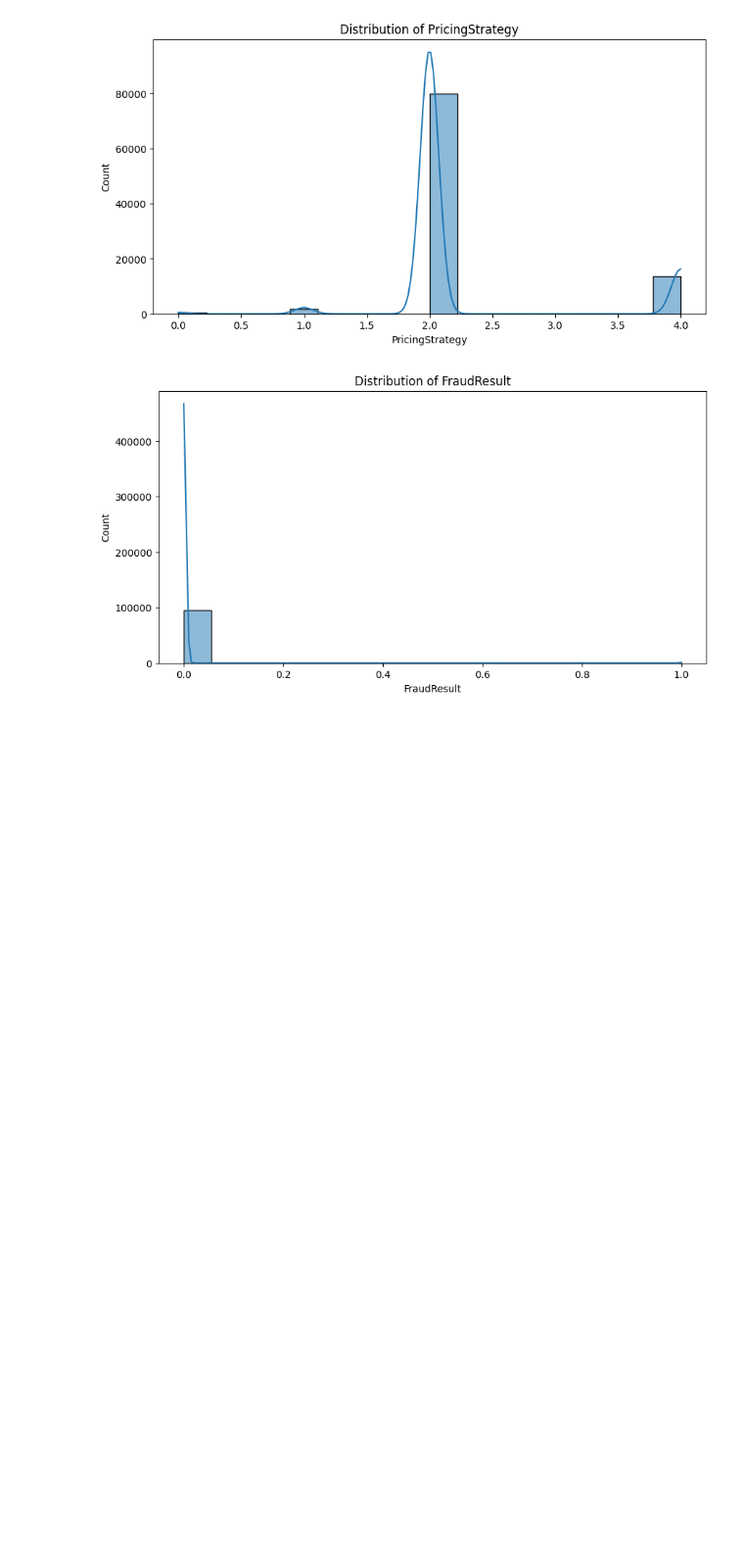
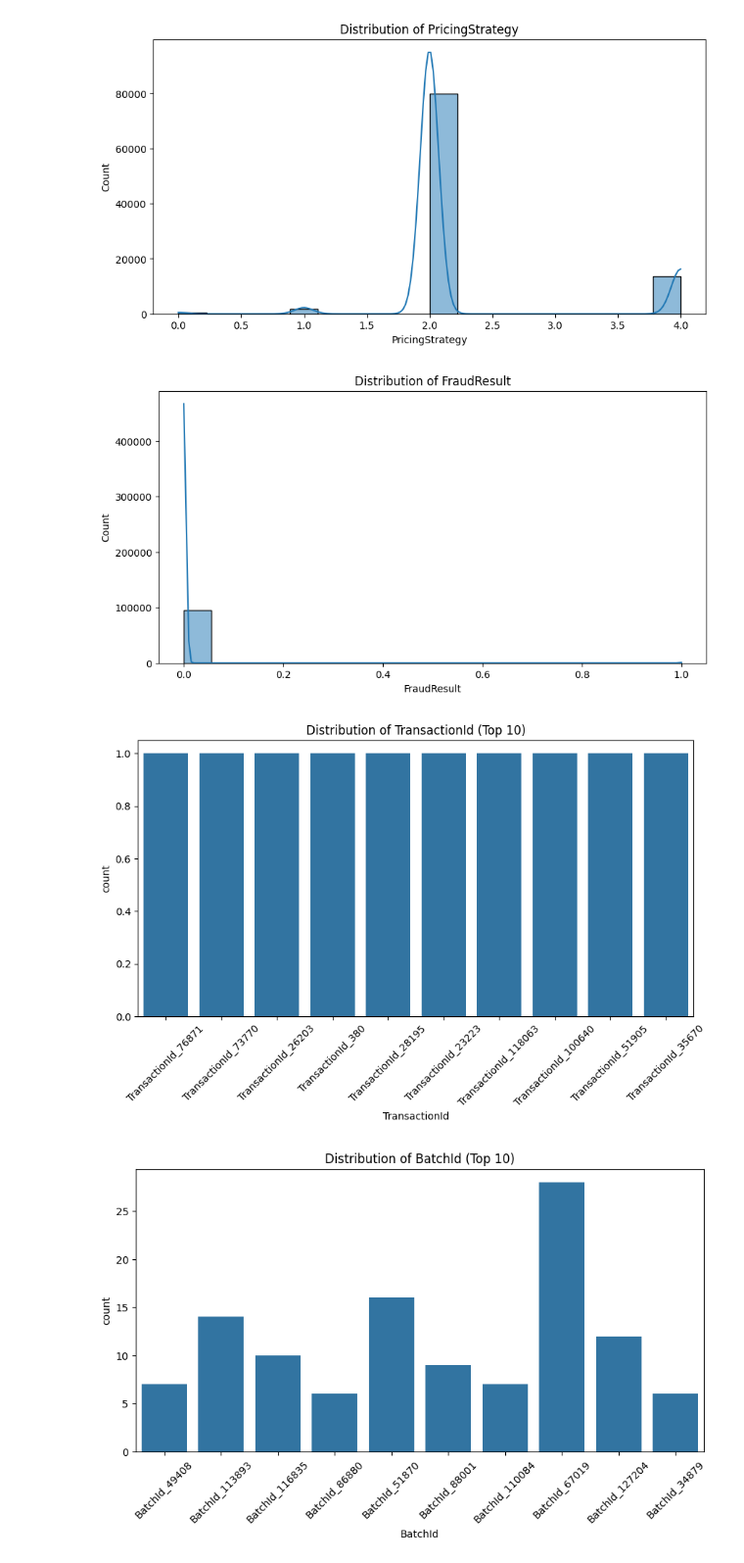
Before and after one commit to Tsebaot-Girma/credit-risk-modeling, a Jupyter notebook: notebooks/eda.ipynb, the cells around one changed output. Shown at 98% size. Drawn from its saved outputs; the diff is of its cells as text; code cells hidden in the pictures; blank space fills up the shorter version.

```diff
--- a/notebooks/eda.ipynb
+++ b/notebooks/eda.ipynb
@@ -14,7 +14,7 @@ import eda_functions as eda
 %autoreload 2
 # %%
 # Load data
-path = '../data/data.csv'
+path = '../data/raw/xente_data.csv'
 data =read_csv_file(path)
 df = data.get("data")
 df.head()
@@ -66,3 +77,20 @@ eda.detect_outliers(df, numerical_features)
 [figure]
 [figure]
 [figure]
+# %%
+max_categories = 10  # Limit to top 10 categories for plotting
+
+for feature in categorical_features:
+    if df[feature].nunique() > max_categories:
+        top_categories = df[feature].value_counts().nlargest(max_categories).index
+        filtered_data = df[df[feature].isin(top_categories)]
+        plt.figure(figsize=(10, 5))
+        sns.countplot(x=filtered_data[feature])
+        plt.title(f'Distribution of {feature} (Top {max_categories})')
+        plt.xticks(rotation=45)
+        plt.show()
+    else:
+        eda.plot_categorical_distribution(df, [feature])
+# %% [output]
+[figure, added]
+[figure, added]
```
Also changed, not shown: parts of 7 cells of this notebook, 1 other file.
